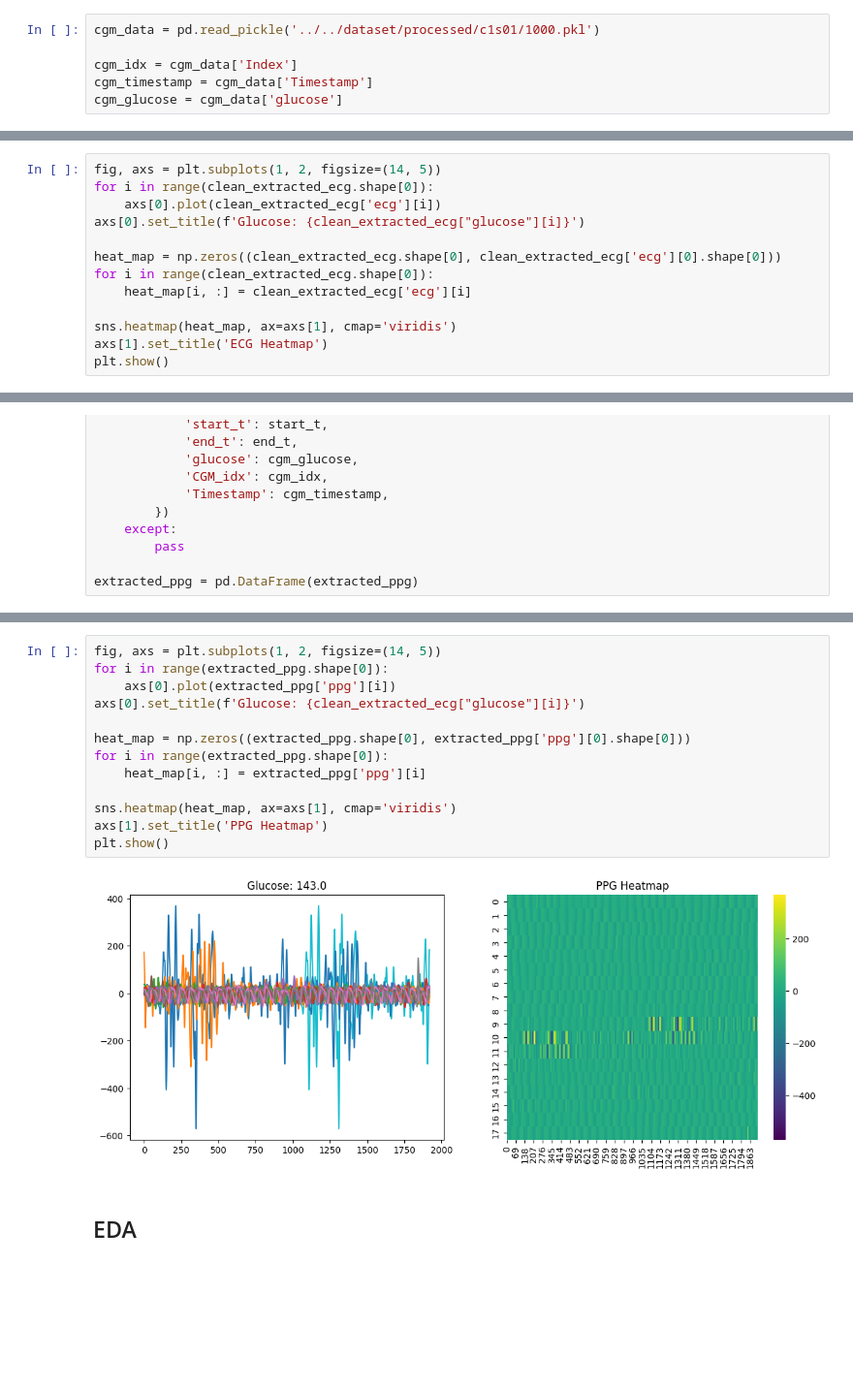
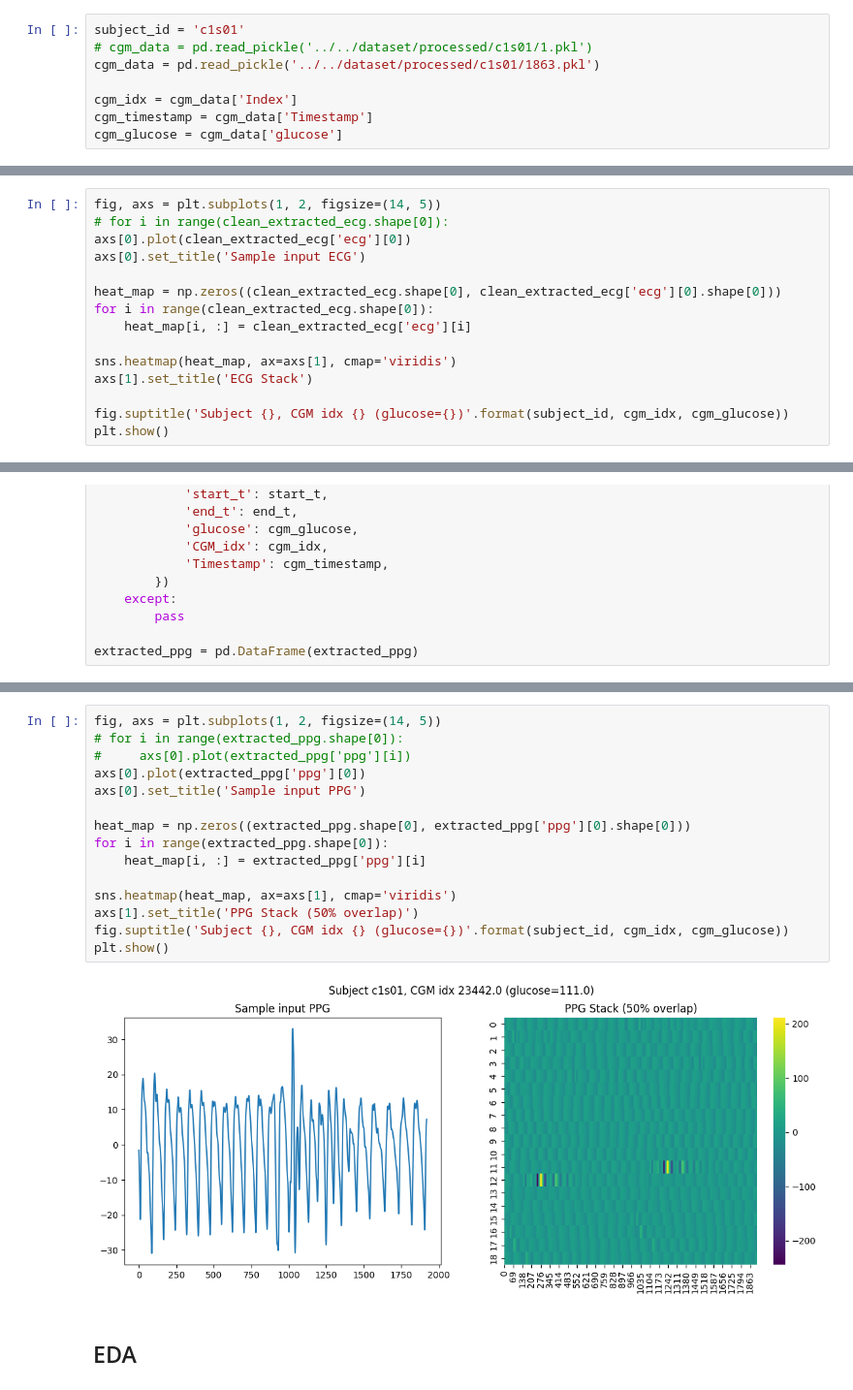
Before and after one commit to PSI-TAMU/PhysioCGM, a Jupyter notebook: hypoglycemia_prediction/notebooks/preprocess.ipynb, the cells around one changed output, grey strips where cells are left out. Shown at 97% size. Saved outputs shown, nothing was run; the diff lists cells and outputs as text; blank space fills up the shorter version.

```diff
--- a/hypoglycemia_prediction/notebooks/preprocess.ipynb
+++ b/hypoglycemia_prediction/notebooks/preprocess.ipynb
@@ -8,7 +9,9 @@ import numpy as np
 import seaborn as sns
 import matplotlib.pyplot as plt
 # %%
-cgm_data = pd.read_pickle('../../dataset/processed/c1s01/1000.pkl')
+subject_id = 'c1s01'
+# cgm_data = pd.read_pickle('../../dataset/processed/c1s01/1.pkl')
+cgm_data = pd.read_pickle('../../dataset/processed/c1s01/1863.pkl')
 
 cgm_idx = cgm_data['Index']
 cgm_timestamp = cgm_data['Timestamp']
@@ -81,14 +104,16 @@ print(clean_extracted_ecg)
 # %%
 fig, axs = plt.subplots(1, 2, figsize=(14, 5))
-for i in range(clean_extracted_ecg.shape[0]):
-    axs[0].plot(clean_extracted_ecg['ecg'][i])
-axs[0].set_title(f'Glucose: {clean_extracted_ecg["glucose"][i]}')
+# for i in range(clean_extracted_ecg.shape[0]):
+axs[0].plot(clean_extracted_ecg['ecg'][0])
+axs[0].set_title('Sample input ECG')
 
 heat_map = np.zeros((clean_extracted_ecg.shape[0], clean_extracted_ecg['ecg'][0].shape[0]))
 for i in range(clean_extracted_ecg.shape[0]):
     heat_map[i, :] = clean_extracted_ecg['ecg'][i]
 
 sns.heatmap(heat_map, ax=axs[1], cmap='viridis')
-axs[1].set_title('ECG Heatmap')
+axs[1].set_title('ECG Stack')
+
+fig.suptitle('Subject {}, CGM idx {} (glucose={})'.format(subject_id, cgm_idx, cgm_glucose))
 plt.show()
 # %% [output]
@@ -148,17 +173,19 @@ print(extracted_ppg)
 # %%
 fig, axs = plt.subplots(1, 2, figsize=(14, 5))
-for i in range(extracted_ppg.shape[0]):
-    axs[0].plot(extracted_ppg['ppg'][i])
-axs[0].set_title(f'Glucose: {clean_extracted_ecg["glucose"][i]}')
+# for i in range(extracted_ppg.shape[0]):
+#     axs[0].plot(extracted_ppg['ppg'][i])
+axs[0].plot(extracted_ppg['ppg'][0])
+axs[0].set_title('Sample input PPG')
 
 heat_map = np.zeros((extracted_ppg.shape[0], extracted_ppg['ppg'][0].shape[0]))
 for i in range(extracted_ppg.shape[0]):
     heat_map[i, :] = extracted_ppg['ppg'][i]
 
 sns.heatmap(heat_map, ax=axs[1], cmap='viridis')
-axs[1].set_title('PPG Heatmap')
+axs[1].set_title('PPG Stack (50% overlap)')
+fig.suptitle('Subject {}, CGM idx {} (glucose={})'.format(subject_id, cgm_idx, cgm_glucose))
 plt.show()
 # %% [output]
-[figure, old version]
+[figure, new version]
 # %% [markdown]
 ## EDA
```
Also changed, not shown: parts of 10 cells of this notebook, 19 other files.
